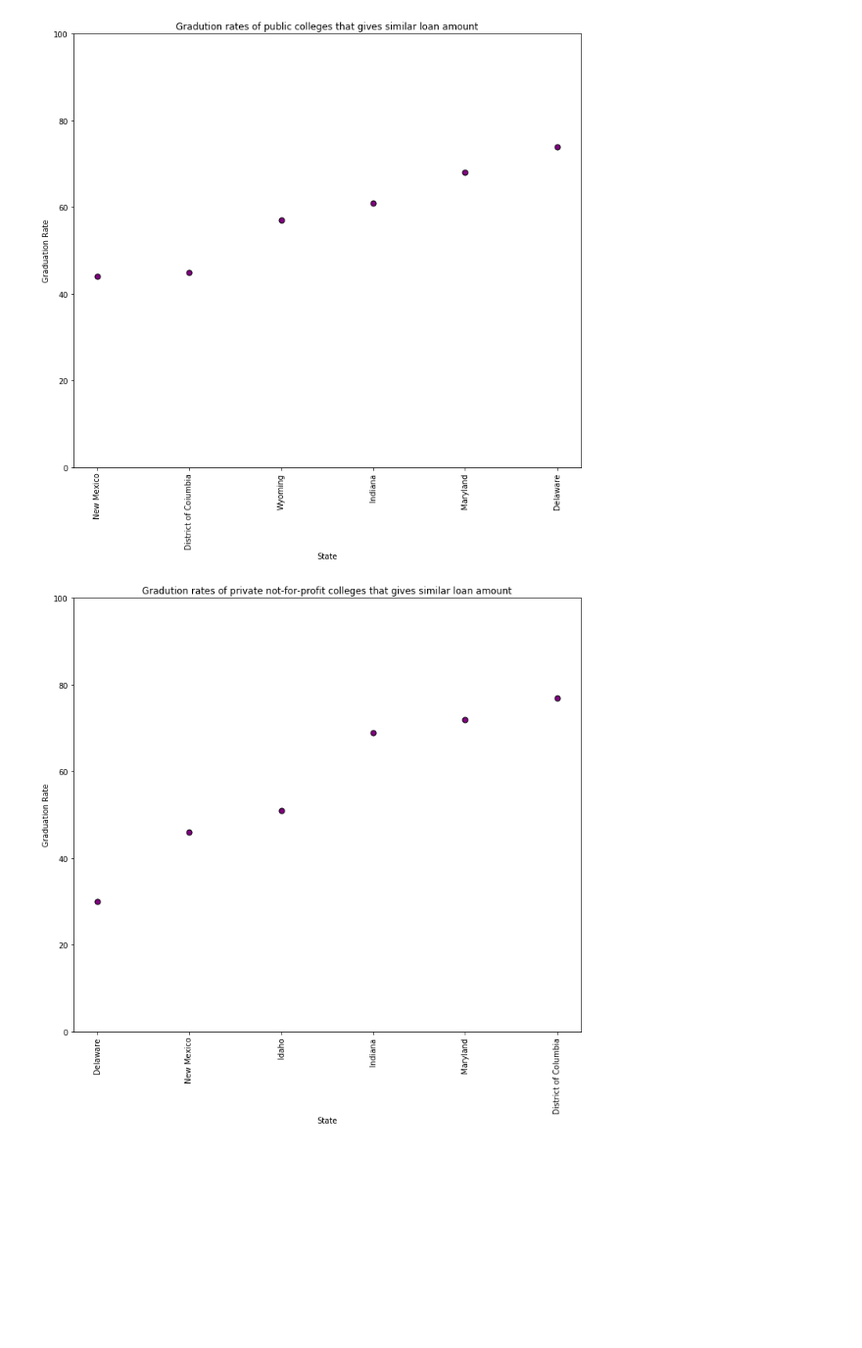
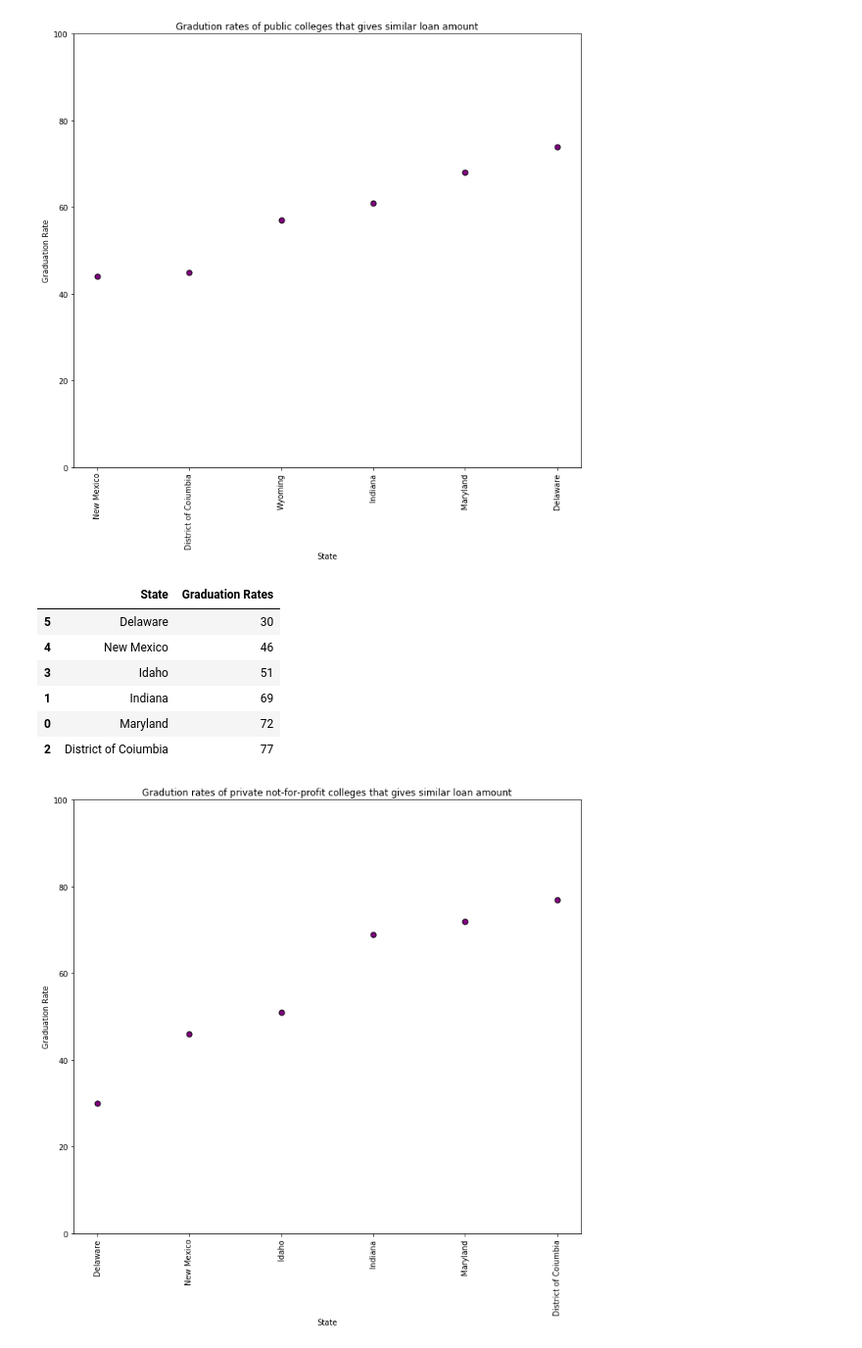
Before and after one commit to Mark-Liang-2000/Student-Loan-Analysis, a Jupyter notebook: StudentLoan_Anaylsis.ipynb, the cells around one changed output. Shown at 98% size. Drawn from its saved outputs; the diff is of its cells as text; code cells hidden in the pictures; blank space fills up the shorter version.

```diff
--- a/StudentLoan_Anaylsis.ipynb
+++ b/StudentLoan_Anaylsis.ipynb
@@ -505,6 +516,23 @@ plt.savefig(r"C:\Users\mengc\Desktop\studentloan_analysis\Images\Gradution rates
 plt.show()
 # %% [output]
 [figure]
+# %%
+privateRatioDataframe = pd.DataFrame({
+    "State" : ["Maryland", "Indiana", "District of Coiumbia","Idaho", "New Mexico", "Delaware"],
+    "Graduation Rates" : [72, 69, 77, 51, 46, 30]
+})
+
+privateRatioDataframe.head()
+privateRatioDataframe = privateRatioDataframe.sort_values(by = "Graduation Rates", ascending = True)
+privateRatioDataframe
+# %% [output]
+|  | State | Graduation Rates |
+| 5 | Delaware | 30 |
+| 4 | New Mexico | 46 |
+| 3 | Idaho | 51 |
+| 1 | Indiana | 69 |
+| 0 | Maryland | 72 |
+| 2 | District of Coiumbia | 77 |
 # %%
 #Graphing graduation rates of similar loan giving states
 
```
Also changed, not shown: parts of 5 cells of this notebook.
